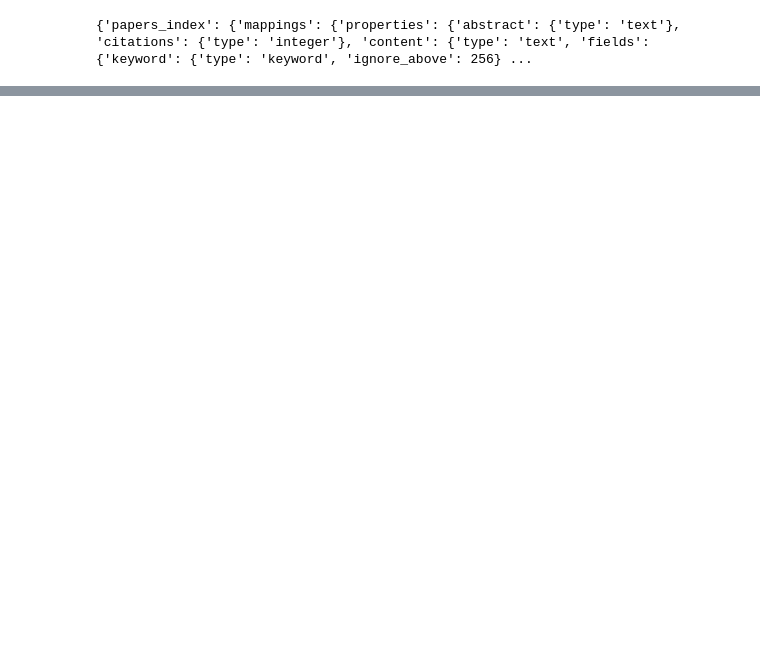
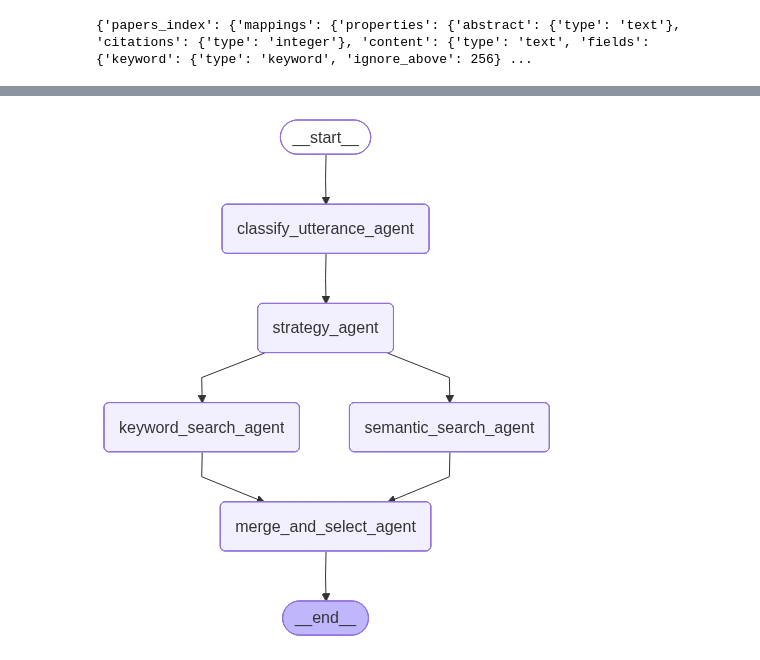
Before and after one commit to thrcle/paper-search-agent, a Jupyter notebook: src/paper_agent.ipynb, the cells around one changed output, grey strips where cells are left out. Drawn from its saved outputs; the diff is of its cells as text; code cells hidden in the pictures; blank space fills up the shorter version.

```diff
--- a/src/paper_agent.ipynb
+++ b/src/paper_agent.ipynb
@@ -63,6 +60,7 @@ class AgentState(TypedDict, total=False):
     semantic_hits: List[Dict[str, Any]]
     top_papers: List[Dict[str, Any]]
     answer: str
+    memory: List[Dict[str, Any]]  # 과거 질의/응답 기록
 
 # LLM / Embedding 헬퍼
 def call_llm_json(system_prompt: str, user_prompt: str) -> Dict[str, Any]:
@@ -93,6 +91,19 @@ def get_embedding(text: str) -> List[float]:
         input=text,
     )
     return emb.data[0].embedding
+
+# 메모리 관리를 위해 추가
+def memory_update_agent(state: AgentState) -> AgentState:
+    memory = state.get("memory", [])
+    query = state.get("query_text", "")
+    answer = state.get("answer", "")
+
+    if query and answer:
+        memory.append({
+            "query": query,
+            "answer": answer,
+        })
+    return {"memory": memory}
 # %%
 # node 1 : classify_utterance
 def classify_utterance_agent(state: AgentState) -> AgentState:
@@ -262,26 +279,3 @@ from config import es, ES_INDEX
 print(es.indices.get_mapping(index=ES_INDEX))
 # %% [output]
 {'papers_index': {'mappings': {'properties': {'abstract': {'type': 'text'}, 'citations': {'type': 'integer'}, 'content': {'type': 'text', 'fields': {'keyword': {'type': 'keyword', 'ignore_above': 256} ...
-# %%
-def build_graph():
-    workflow = StateGraph(AgentState)
-
-    workflow.add_node("classify_utterance_agent", classify_utterance_agent)
-    workflow.add_node("strategy_agent", strategy_agent)
-    workflow.add_node("keyword_search_agent", keyword_search_agent)
-    workflow.add_node("semantic_search_agent", semantic_search_agent)
-    workflow.add_node("merge_and_select_agent", merge_and_select_agent)
-
-    workflow.set_entry_point("classify_utterance_agent")
-
-    workflow.add_edge("classify_utterance_agent", "strategy_agent")
-    workflow.add_edge("strategy_agent", "keyword_search_agent")
-    workflow.add_edge("strategy_agent", "semantic_search_agent")
-    workflow.add_edge("keyword_search_agent", "merge_and_select_agent")
-    workflow.add_edge("semantic_search_agent", "merge_and_select_agent")
-
-    workflow.set_finish_point("merge_and_select_agent")
-
-    return workflow.compile()
-
-graph = build_graph()
@@ -305,0 +445,6 @@ AttributeError: 'list' object has no attribute 'strip'
+# %%
+from IPython.display import Image, display
+
+display(Image(graph.get_graph().draw_mermaid_png()))
+# %% [output]
+[figure, added]
```
Also changed, not shown: parts of 10 cells of this notebook, 3 other files.
